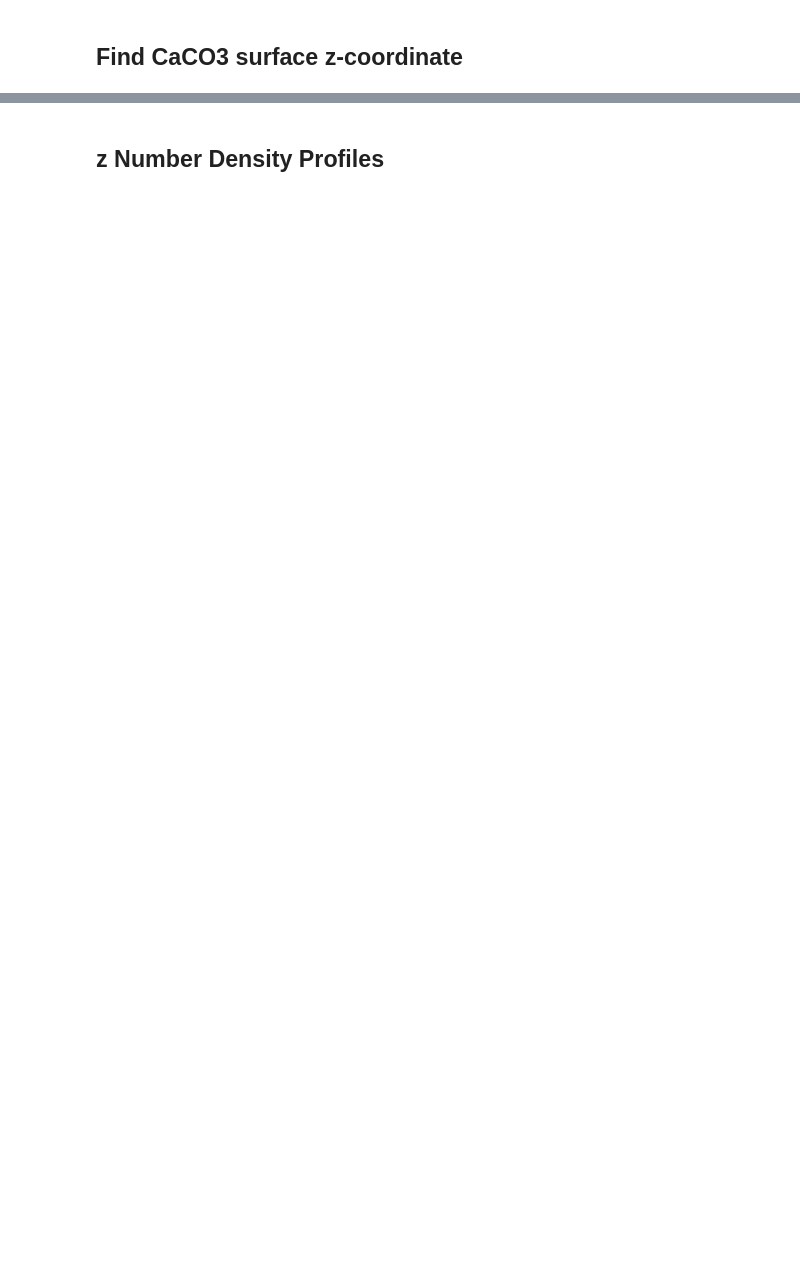
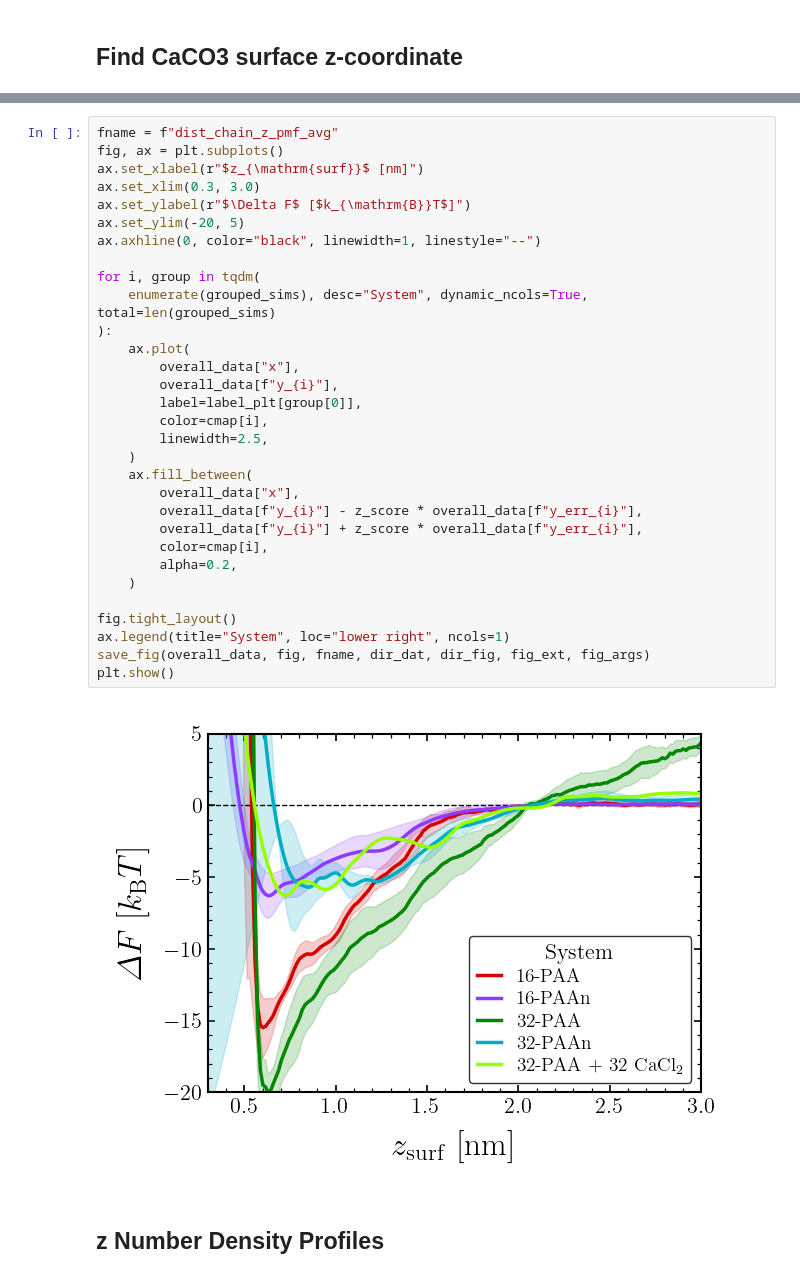
Before and after one commit to CarvFS/Analysis-Polyelectrolyte-Surface-Adsorption, a Jupyter notebook: analysis/5-single-chain-binding/notebooks/axial_density.ipynb, the cells around one changed output, grey strips where cells are left out. Drawn from its saved outputs; the diff is of its cells as text; blank space fills up the shorter version.

```diff
--- a/analysis/5-single-chain-binding/notebooks/axial_density.ipynb
+++ b/analysis/5-single-chain-binding/notebooks/axial_density.ipynb
@@ -314,2 +510,35 @@ Simulation: md - 16 VAc
+# %%
+fname = f"dist_chain_z_pmf_avg"
+fig, ax = plt.subplots()
+ax.set_xlabel(r"$z_{\mathrm{surf}}$ [nm]")
+ax.set_xlim(0.3, 3.0)
+ax.set_ylabel(r"$\Delta F$ [$k_{\mathrm{B}}T$]")
+ax.set_ylim(-20, 5)
+ax.axhline(0, color="black", linewidth=1, linestyle="--")
+
+for i, group in tqdm(
+    enumerate(grouped_sims), desc="System", dynamic_ncols=True, total=len(grouped_sims)
+):
+    ax.plot(
+        overall_data["x"],
+        overall_data[f"y_{i}"],
+        label=label_plt[group[0]],
+        color=cmap[i],
+        linewidth=2.5,
+    )
+    ax.fill_between(
+        overall_data["x"],
+        overall_data[f"y_{i}"] - z_score * overall_data[f"y_err_{i}"],
+        overall_data[f"y_{i}"] + z_score * overall_data[f"y_err_{i}"],
+        color=cmap[i],
+        alpha=0.2,
+    )
+
+fig.tight_layout()
+ax.legend(title="System", loc="lower right", ncols=1)
+save_fig(overall_data, fig, fname, dir_dat, dir_fig, fig_ext, fig_args)
+plt.show()
+# %% [output]
+[figure, added]
 # %% [markdown]
 ## z Number Density Profiles
```
Also changed, not shown: parts of 52 cells of this notebook, 7 other files.
